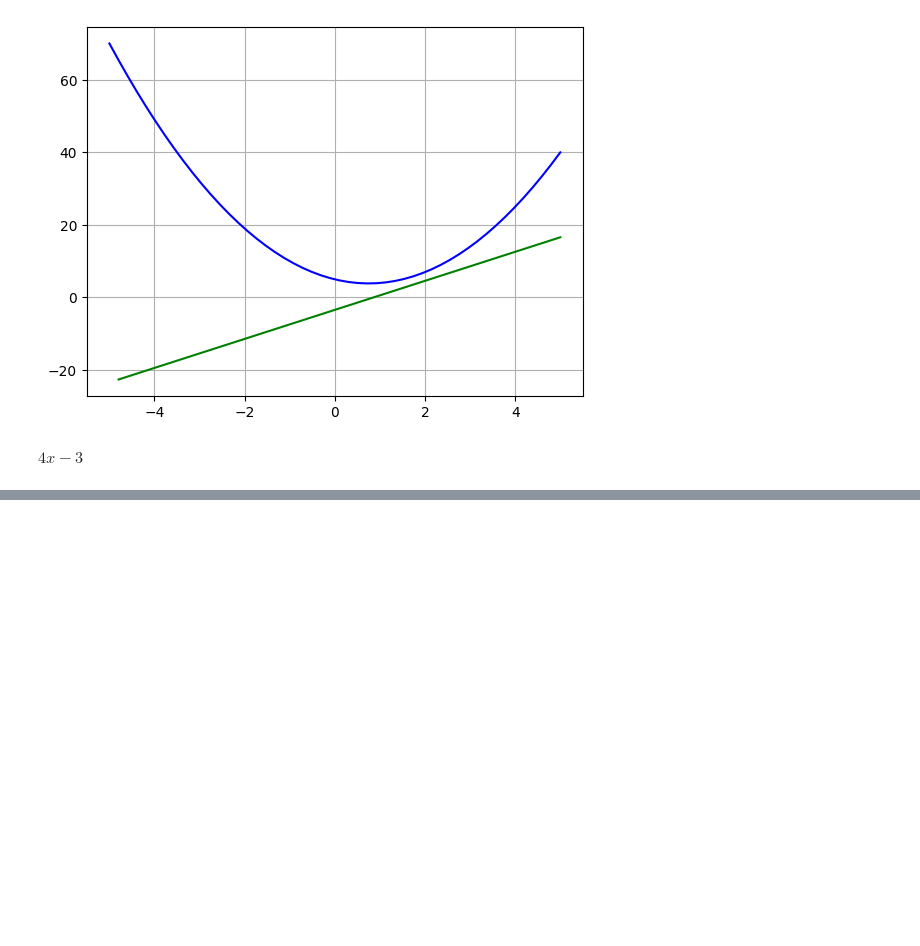
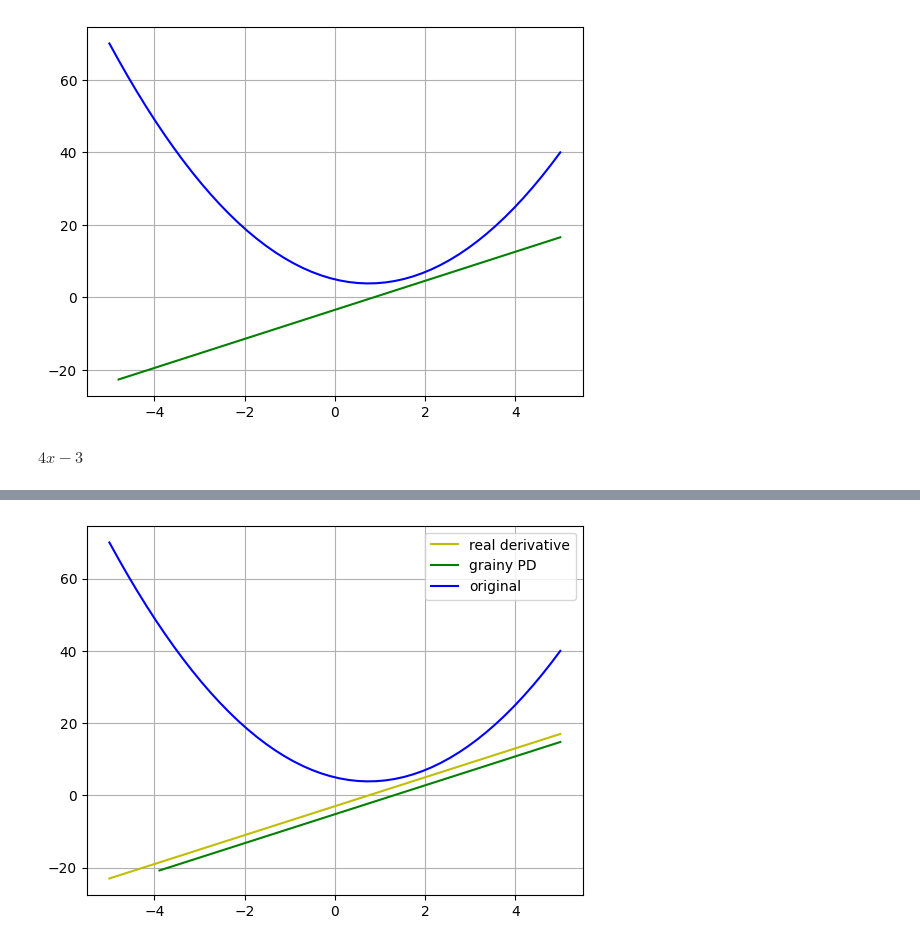
Before and after one commit to MrHedmad/phd-alignment-notes, a Jupyter notebook: courses/MMLS/src/2.1_derivatives.ipynb, the cells around one changed output, grey strips where cells are left out. Drawn from its saved outputs; the diff is of its cells as text; code cells hidden in the pictures; blank space fills up the shorter version.

```diff
--- a/courses/MMLS/src/2.1_derivatives.ipynb
+++ b/courses/MMLS/src/2.1_derivatives.ipynb
@@ -79,6 +106,19 @@ pl.grid()
 # %%
 # let's see if we  decrease the delta value...
 ## TODO: re-run this but w/ a larger delta
+
+grainy_space = pl.linspace(-5, 5, 10) # We calculate the aproximate derivative w/ just 10 points...
+grainy_h = grainy_space[1] - grainy_space[0]
+grainy_dfx = pl.diff(fn1(grainy_space)) / grainy_h
+
+pl.plot(space, real_der(space), "y", label = "real derivative")
+pl.plot(grainy_space[1:], grainy_dfx, "g", label = "grainy PD")
+pl.plot(space, fn1(space), "b", label = "original")
+pl.legend()
+pl.grid()
+# See how it differs more pronouncedly with the real derivative?
+# %% [output]
+[figure, added]
 # %%
 # Another example:
 def fn2(x):
```
Also changed, not shown: parts of 7 cells of this notebook, 3 other files.
